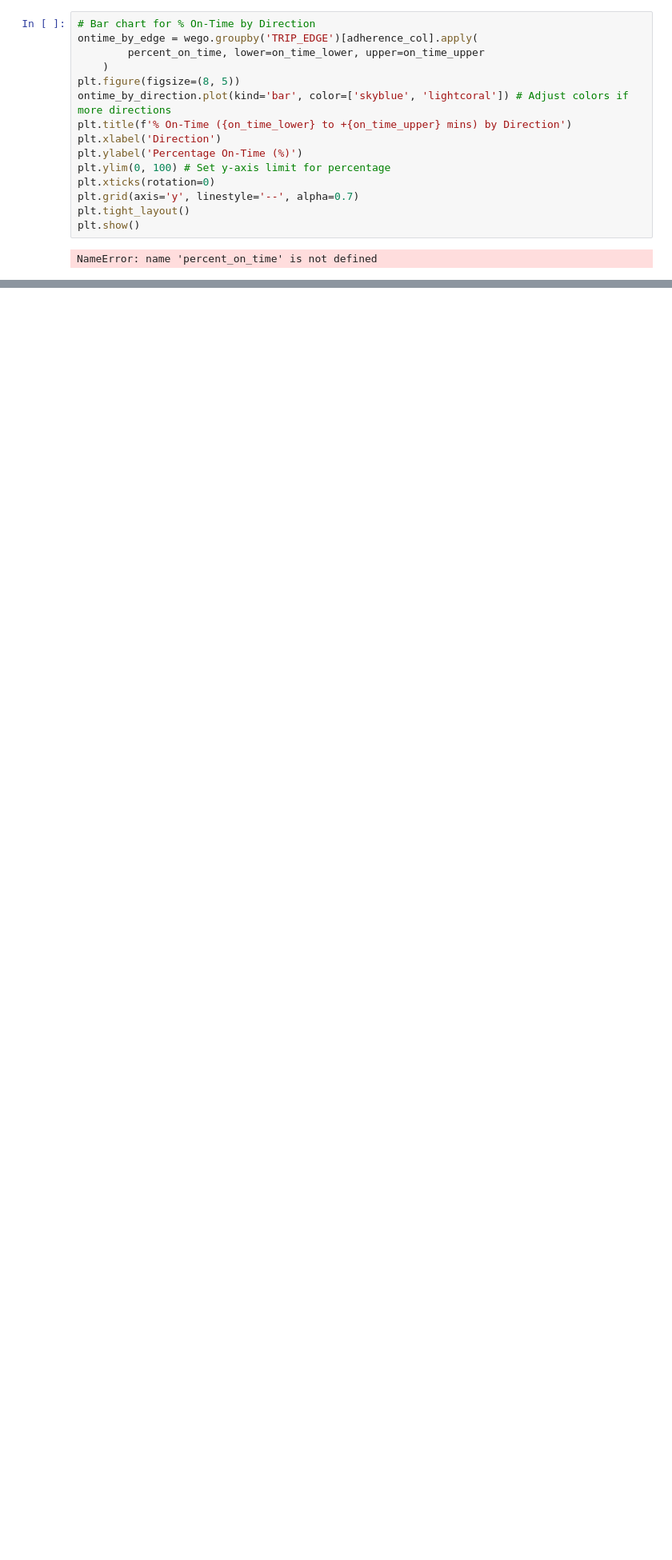
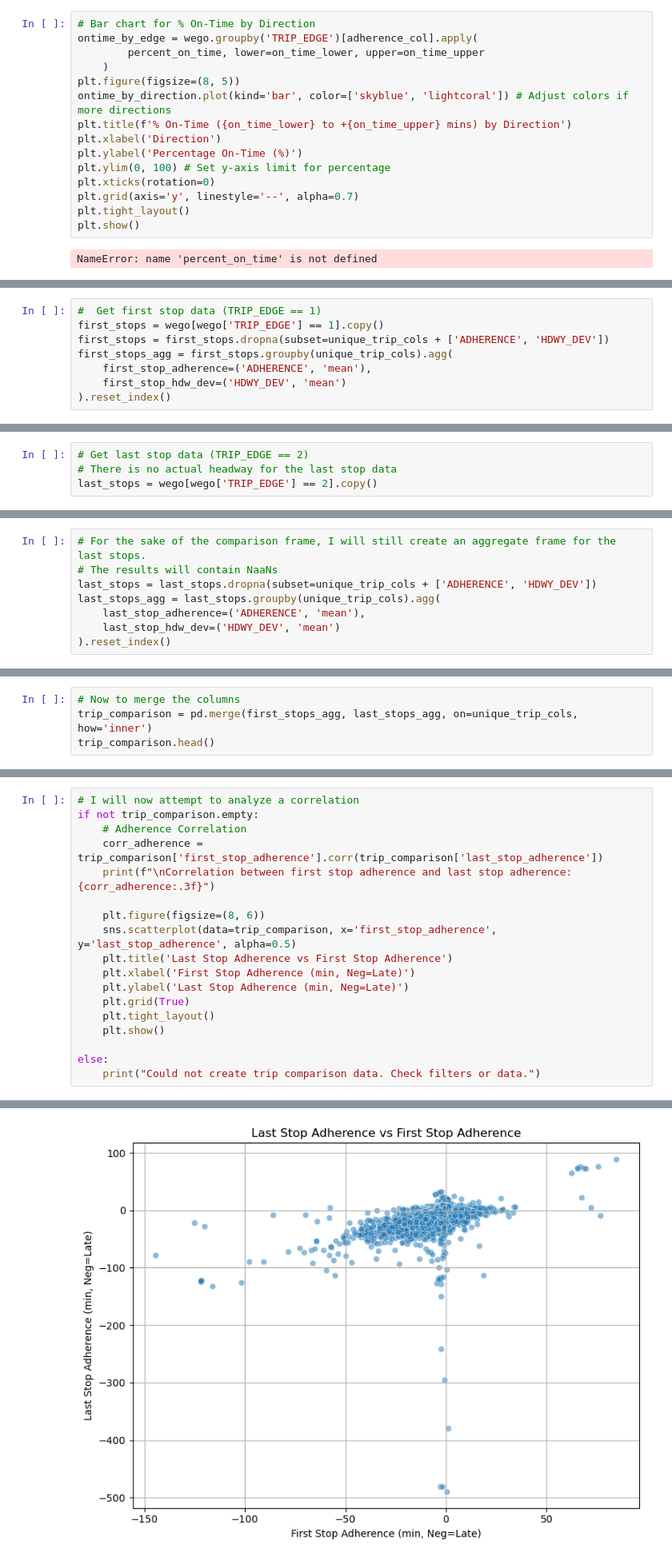
Before and after one commit to NewForce-Cohort-10-Data/wego-git-in-the-room-where-it-happens, a Jupyter notebook: notebooks/WeGo Data Introduction.ipynb, the cells around one changed output, grey strips where cells are left out. Shown: that part at 80% size. Drawn from its saved outputs; the diff is of its cells as text; blank space fills up the shorter version.

```diff
--- a/notebooks/WeGo Data Introduction.ipynb
+++ b/notebooks/WeGo Data Introduction.ipynb
@@ -266,0 +317,8 @@ NameError: name 'percent_on_time' is not defined
+# %%
+#  Get first stop data (TRIP_EDGE == 1)
+first_stops = wego[wego['TRIP_EDGE'] == 1].copy()
+first_stops = first_stops.dropna(subset=unique_trip_cols + ['ADHERENCE', 'HDWY_DEV'])
+first_stops_agg = first_stops.groupby(unique_trip_cols).agg(
+    first_stop_adherence=('ADHERENCE', 'mean'),
+    first_stop_hdw_dev=('HDWY_DEV', 'mean')
+).reset_index()
@@ -266,0 +335,4 @@ NameError: name 'percent_on_time' is not defined
+# %%
+# Get last stop data (TRIP_EDGE == 2)
+# There is no actual headway for the last stop data
+last_stops = wego[wego['TRIP_EDGE'] == 2].copy()
@@ -266,0 +349,8 @@ NameError: name 'percent_on_time' is not defined
+# %%
+# For the sake of the comparison frame, I will still create an aggregate frame for the last stops.
+# The results will contain NaaNs
+last_stops = last_stops.dropna(subset=unique_trip_cols + ['ADHERENCE', 'HDWY_DEV'])
+last_stops_agg = last_stops.groupby(unique_trip_cols).agg(
+    last_stop_adherence=('ADHERENCE', 'mean'),
+    last_stop_hdw_dev=('HDWY_DEV', 'mean')
+).reset_index()
@@ -266,0 +361,4 @@ NameError: name 'percent_on_time' is not defined
+# %%
+# Now to merge the columns
+trip_comparison = pd.merge(first_stops_agg, last_stops_agg, on=unique_trip_cols, how='inner')
+trip_comparison.head()
@@ -266,0 +372,19 @@ NameError: name 'percent_on_time' is not defined
+# %%
+# I will now attempt to analyze a correlation
+if not trip_comparison.empty:
+    # Adherence Correlation
+    corr_adherence = trip_comparison['first_stop_adherence'].corr(trip_comparison['last_stop_adherence'])
+    print(f"\nCorrelation between first stop adherence and last stop adherence: {corr_adherence:.3f}")
+
+    plt.figure(figsize=(8, 6))
+    sns.scatterplot(data=trip_comparison, x='first_stop_adherence', y='last_stop_adherence', alpha=0.5)
+    plt.title('Last Stop Adherence vs First Stop Adherence')
+    plt.xlabel('First Stop Adherence (min, Neg=Late)')
+    plt.ylabel('Last Stop Adherence (min, Neg=Late)')
+    plt.grid(True)
+    plt.tight_layout()
+    plt.show()
+
+else:
+    print("Could not create trip comparison data. Check filters or data.")
+# %% [output]
@@ -266,0 +392 @@ NameError: name 'percent_on_time' is not defined
+[figure, added]
```
Also changed, not shown: parts of 9 cells of this notebook.
